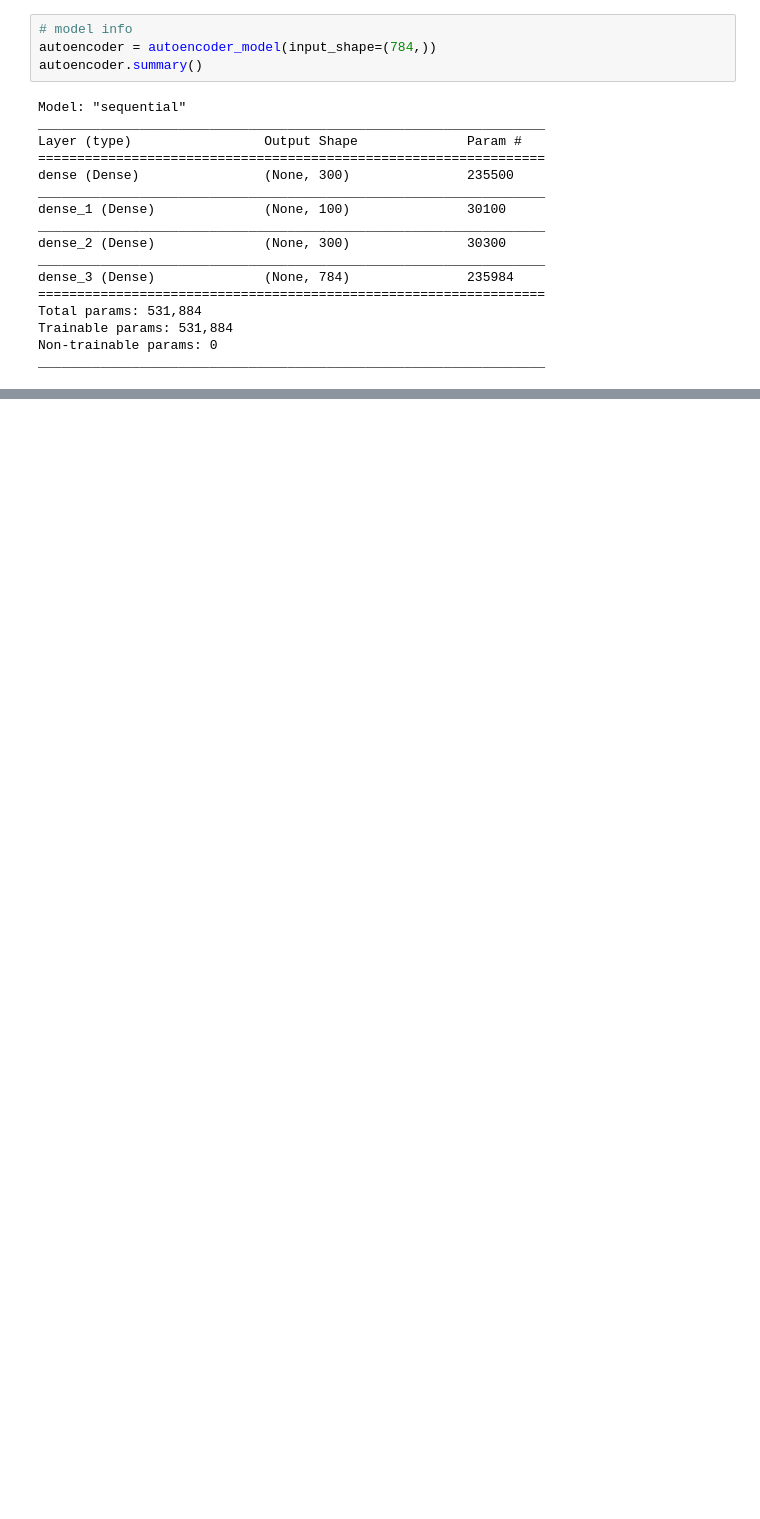
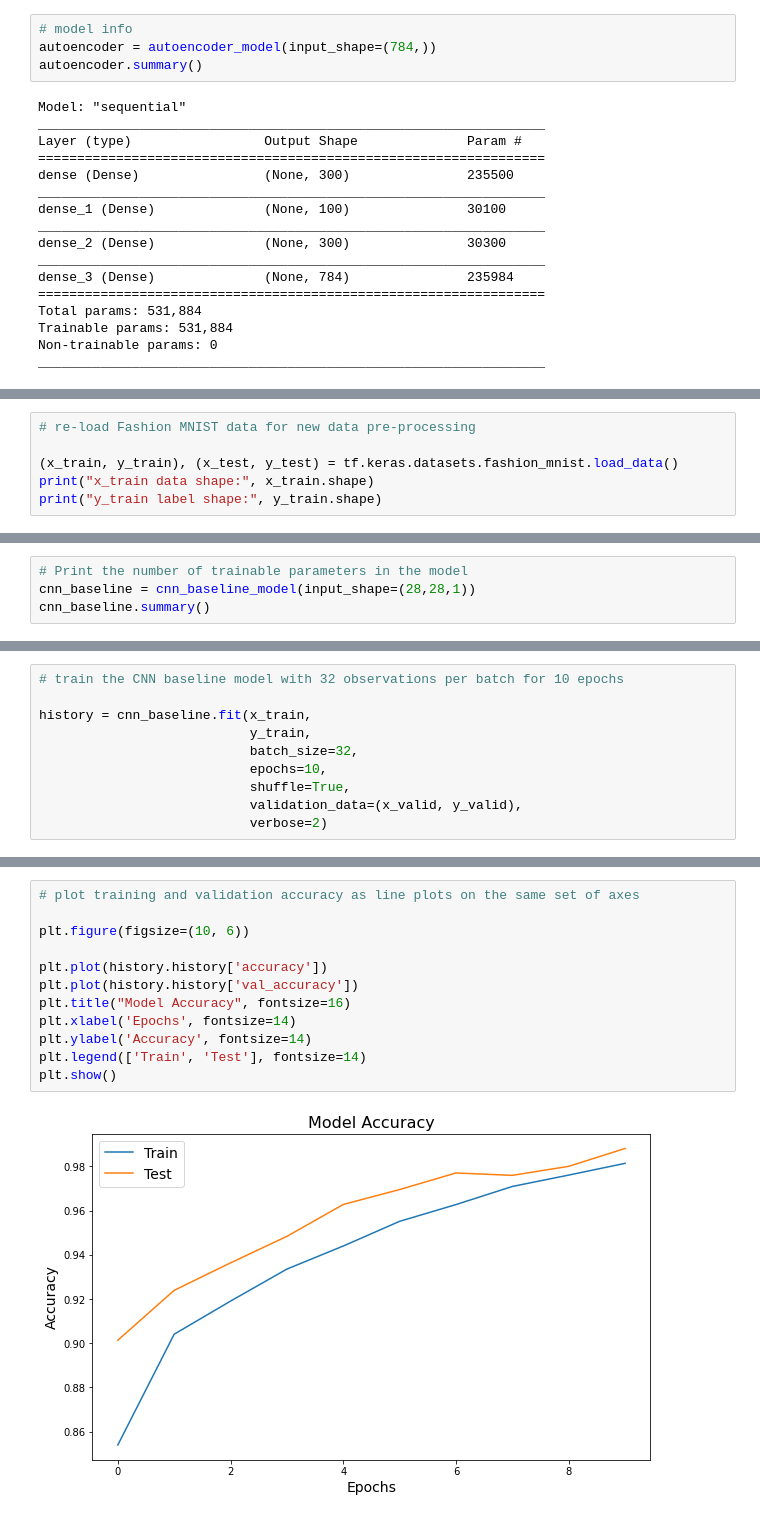
Before and after one commit to Chenghan-Sun/Deep-Learner, a Jupyter notebook: Part2_2_Image_CS.ipynb, the cells around one changed output, grey strips where cells are left out. Drawn from its saved outputs; the diff is of its cells as text; blank space fills up the shorter version.

```diff
--- a/Part2_2_Image_CS.ipynb
+++ b/Part2_2_Image_CS.ipynb
@@ -160,0 +372,6 @@ train_db = tf.data.Dataset.from_tensor_slices(x_train)
+# %%
+# re-load Fashion MNIST data for new data pre-processing
+
+(x_train, y_train), (x_test, y_test) = tf.keras.datasets.fashion_mnist.load_data()
+print("x_train data shape:", x_train.shape)
+print("y_train label shape:", y_train.shape)
@@ -160,0 +449,4 @@ train_db = tf.data.Dataset.from_tensor_slices(x_train)
+# %%
+# Print the number of trainable parameters in the model
+cnn_baseline = cnn_baseline_model(input_shape=(28,28,1))
+cnn_baseline.summary()
@@ -160,0 +474,10 @@ train_db = tf.data.Dataset.from_tensor_slices(x_train)
+# %%
+# train the CNN baseline model with 32 observations per batch for 10 epochs
+
+history = cnn_baseline.fit(x_train,
+                           y_train,
+                           batch_size=32,
+                           epochs=10,
+                           shuffle=True,
+                           validation_data=(x_valid, y_valid),
+                           verbose=2)
@@ -160,0 +505,14 @@ train_db = tf.data.Dataset.from_tensor_slices(x_train)
+# %%
+# plot training and validation accuracy as line plots on the same set of axes
+
+plt.figure(figsize=(10, 6))
+
+plt.plot(history.history['accuracy'])
+plt.plot(history.history['val_accuracy'])
+plt.title("Model Accuracy", fontsize=16)
+plt.xlabel('Epochs', fontsize=14)
+plt.ylabel('Accuracy', fontsize=14)
+plt.legend(['Train', 'Test'], fontsize=14)
+plt.show()
+# %% [output]
+[figure, added]
```
Also changed, not shown: parts of 44 cells of this notebook.
